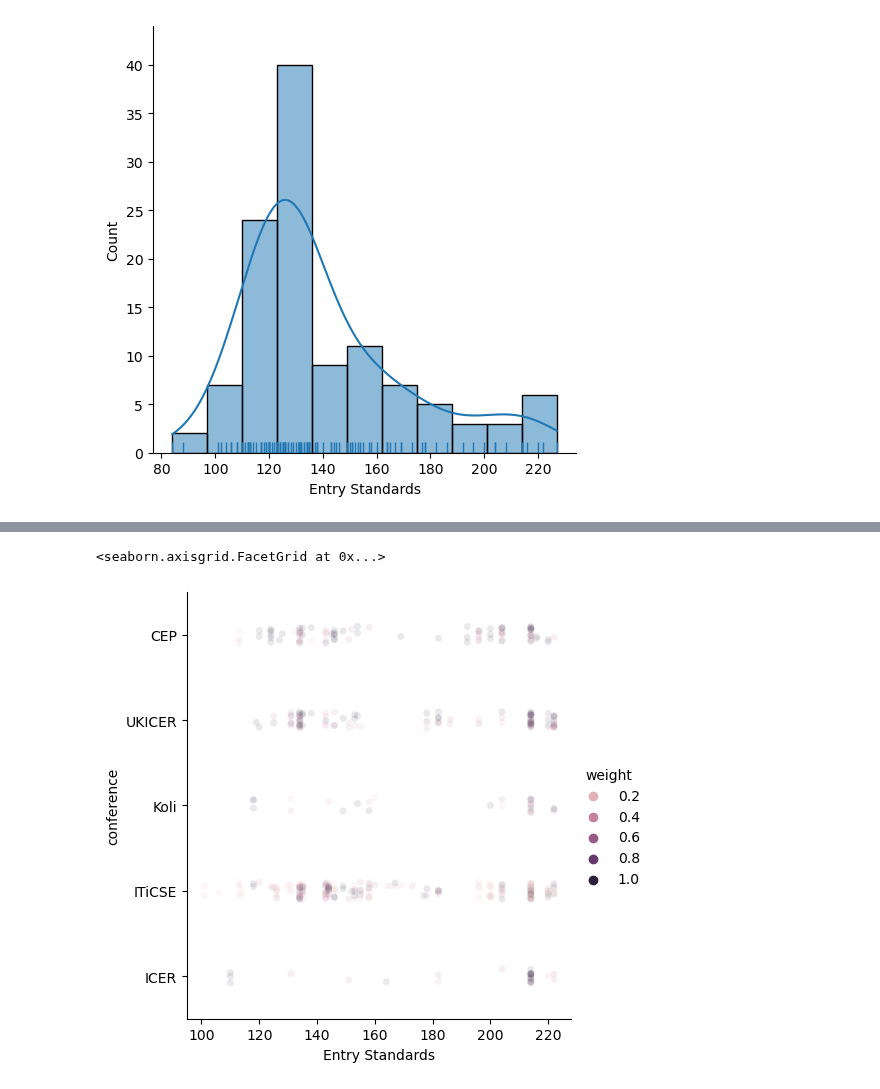
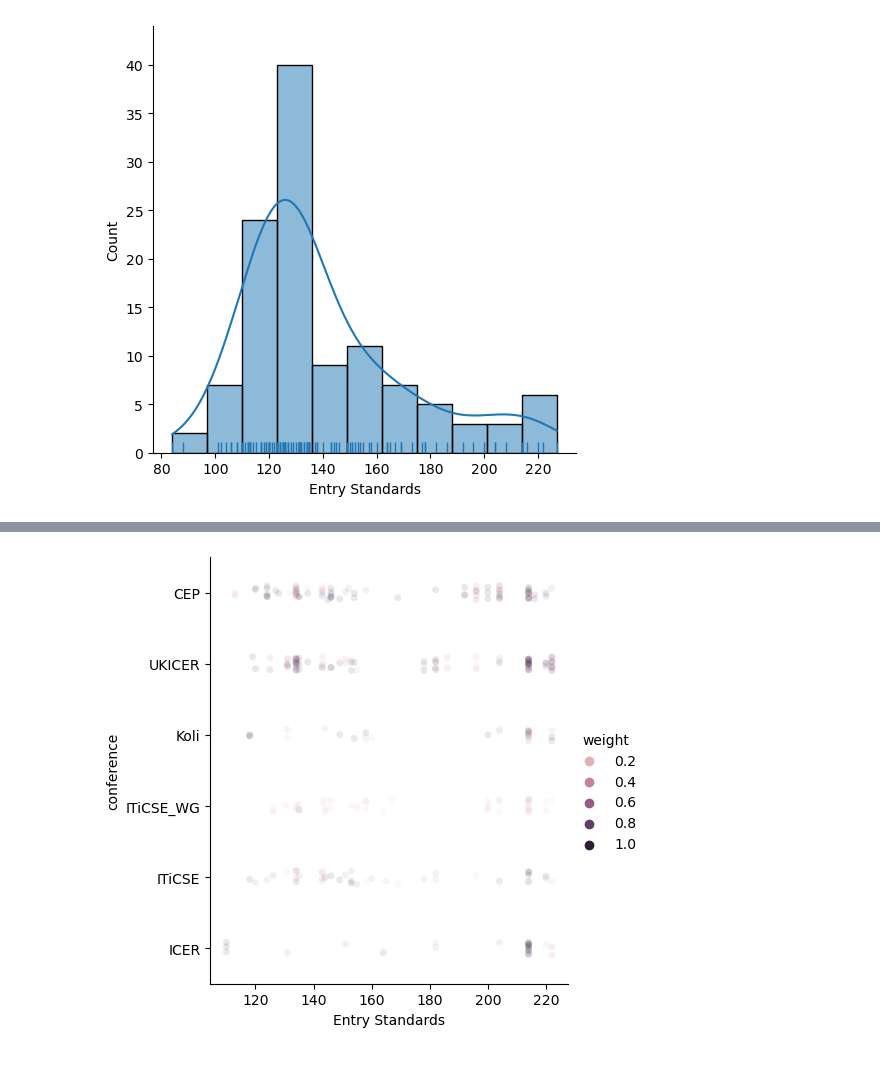
Before and after one commit to stevenaeola/CEP_Retro, a Jupyter notebook: CEP_paper_analysis.ipynb, the cells around one changed output, grey strips where cells are left out. Saved outputs shown, nothing was run; the diff lists cells and outputs as text; code cells hidden in the pictures.

```diff
--- a/CEP_paper_analysis.ipynb
+++ b/CEP_paper_analysis.ipynb
@@ -11,6 +11,11 @@ from math import nan
 from scipy.stats import shapiro
 from seaborn_qqplot import pplot
 import wquantiles
+# %%
+def export_figure (title):
+#    plt.tight_layout()
+    plt.savefig(os.path.join("figs", title + ".png"))
+    plt.show()
 # %%
 scopus_conferences = ["CEP", "UKICER", "Koli", "ITiCSE", "ICER"]
 
@@ -38,12 +43,27 @@ for conference in scopus_conferences:
                 paper = json.load(paperf)
                 paper_dict = {}
                 try:
-                    paper_dict['conference'] = conference
                     date = paper['coredata']['prism:coverDate']
                     year = date[0:4]
+                    month = date[5:7]
+                    paper_dict['conference'] = conference
+                    # ITiCSE happens in the summer
+                    # the working group reports are published the following December or January
+                    if(conference == "ITiCSE" and (month=="01")):
+                        year = str(int(year) - 1)
+                    # apart from in 2020 when the coverdate is listed as 17 June, not December
+                    if(conference == "ITiCSE" and ((month in ["12","01"]) or (date=="2020-06-17"))):
+                        paper_dict['conference'] = "ITiCSE_WG"
+                        print("ITiCSE date " + date + " conference" + paper_dict['conference'] + " year " + year)
+
+
+
                     paper_dict['year'] = [year]
+                    paper_dict['month'] = [month]
+
                     paper_dict['title'] = [paper['coredata']['dc:title'].strip()]
                     paper_dict['doi'] = [paper['coredata']['prism:doi']]
+                    paper_dict['pub_date'] = [paper['coredata']['prism:coverDate']]
                     paper_dict['scopus_url'] = [paper['coredata']['prism:url']]
 
                     title_hash = str(hash(str(paper_dict['title'][0])))
@@ -68,7 +88,7 @@ for conference in scopus_conferences:
                     paper_affiliation_df = pd.DataFrame({"institution": paper_uk_institutions})
                     paper_affiliation_df['paper'] = paper_dict['key']
                     paper_affiliation_df['weight'] = 1 / len(paper_affils)
-                    paper_affiliation_df['conference'] = conference
+                    paper_affiliation_df['conference'] = paper_dict['conference']
                     paper_affiliation_df['doi'] = paper_dict['doi'][0]
 
                     try:
@@ -78,10 +98,11 @@ for conference in scopus_conferences:
 
                 except KeyError as e:
                     print("KeyError ", e, " in ",fname)
-
                 paper_df = pd.DataFrame(paper_dict)
                 paper_dfs.append(paper_df)
                 paper_affiliation_dfs.append(paper_affiliation_df)
+
+#print(paper)
 # %% [output]
 KeyError  'prism:doi'  in  https%3A%2F%2Fapi.elsevier.com%2Fcontent%2Fabstract%2Fscopus_id%2F85211343653
 KeyError  'prism:doi'  in  https%3A%2F%2Fapi.elsevier.com%2Fcontent%2Fabstract%2Fscopus_id%2F85174486779
@@ -155,3 +186,5 @@ adding  ['The Student Becomes the Master: Peer Assessment in Computing']
 # %%
 papers_df = pd.concat(paper_dfs)
 papers_df.set_index('key', inplace=True)
+# remove WG pre-reports
+papers_df = papers_df[(papers_df.num_pages > 2) | (papers_df.conference != "ITiCSE")]
@@ -194,5 +227,9 @@ papers_df.groupby('conference').count()
 # %%
 affiliations_df = pd.concat(paper_affiliation_dfs)
+# remove all papers excluded
+#included_paper_ids = papers_df['key']
+
+affiliations_df = affiliations_df[affiliations_df.paper.isin(papers_df.index)]
 affiliations_df
 # %% [output]
 |  | institution | paper | weight | conference | doi |
@@ -349,6 +421,6 @@ array(['The Open University', 'Arunside Primary School',
 # %%
 sns.catplot(data=affiliations_cug,x="Entry Standards", y="conference", hue="weight", alpha=0.1)
+export_figure('affiliation_entry_standards')
 # %% [output]
-<seaborn.axisgrid.FacetGrid at 0x...>
-[figure, old version]
+[figure, new version]
 # %%
```
Also changed, not shown: parts of 26 cells of this notebook, 1 other file.
